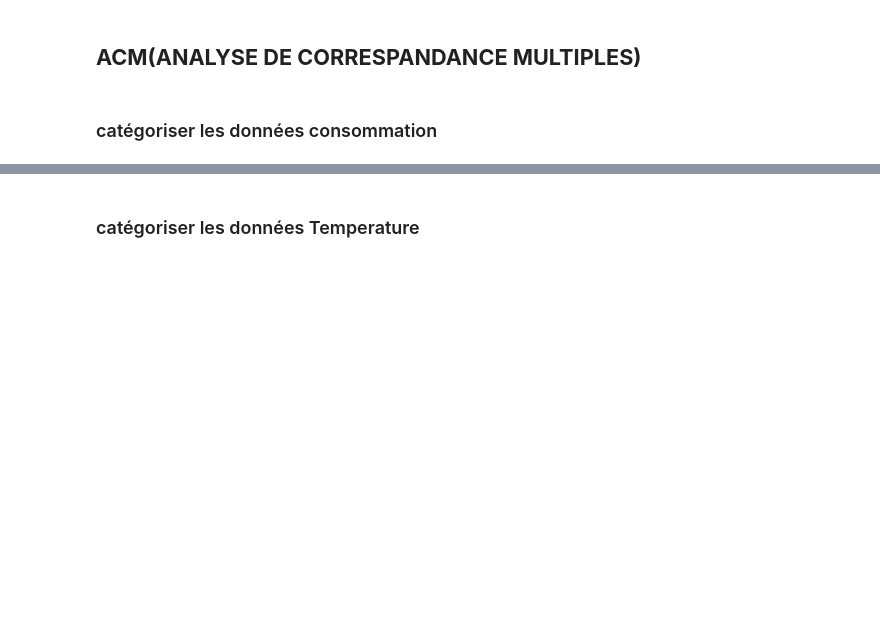
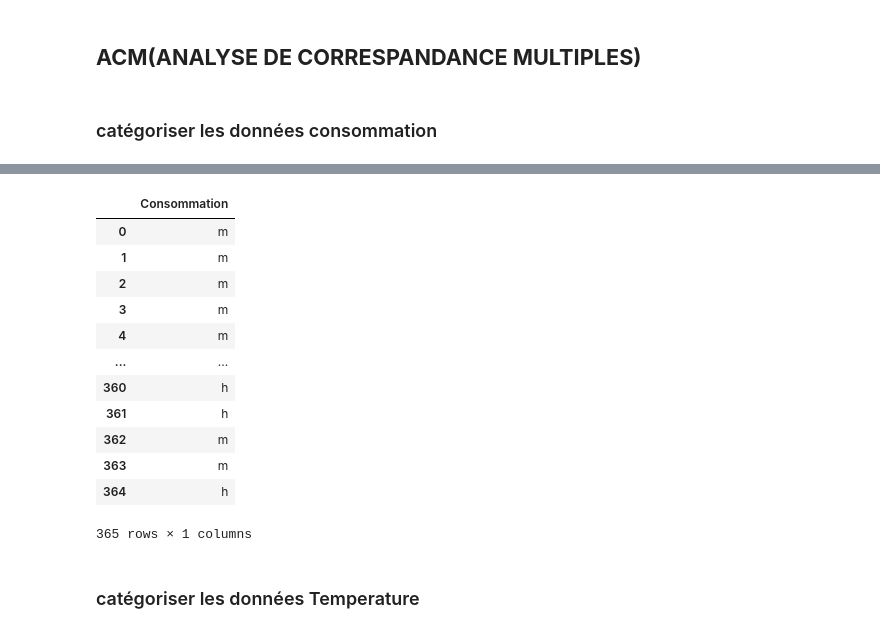
Before and after one commit to forloulhoucine/TER_Analyse-de-donnees-issues-dun-reseau-urbain, a Jupyter notebook: TER.ipynb, the cells around one changed output, grey strips where cells are left out. Saved outputs shown, nothing was run; the diff lists cells and outputs as text; code cells hidden in the pictures; blank space fills up the shorter version.

```diff
--- a/TER.ipynb
+++ b/TER.ipynb
@@ -768,4 +784,5 @@ No handles with labels found to put in legend.
 # %%
 DC=D365
 DC=pd.DataFrame(scaler.fit_transform(DC))
-DCC=DC.mean(axis=1).to_frame(name="Consommation")
+DC=DC.rename(columns={0:"Consommation"})
+DC.describe()
@@ -772,6 +799,21 @@ DCC=DC.mean(axis=1).to_frame(name="Consommation")
 # %%
-DCC=pd.cut(DCC['Consommation'], bins=[0, 0.12, 0.22,0.48], include_lowest=True, labels=['l', 'm', 'h'])
+DCC=pd.cut(DC['Consommation'], bins=[0, 0.29, 0.42,1.1], include_lowest=True, labels=['l', 'm', 'h'])
 DCC=DCC.to_frame(name="Consommation")
+DCC
+# %% [output]
+|  | Consommation |
+| 0 | m |
+| 1 | m |
+| 2 | m |
+| 3 | m |
+| 4 | m |
+| ... | ... |
+| 360 | h |
+| 361 | h |
+| 362 | m |
+| 363 | m |
+| 364 | h |
+365 rows × 1 columns
 # %% [markdown]
 ### catégoriser les données Temperature
 # %%
```
Also changed, not shown: parts of 2 cells of this notebook.
